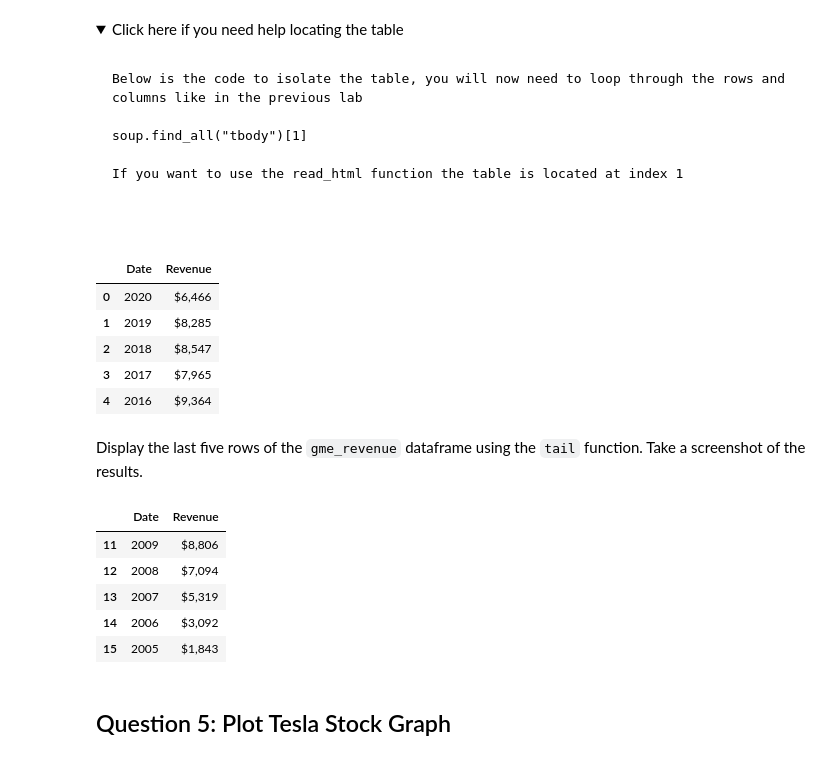
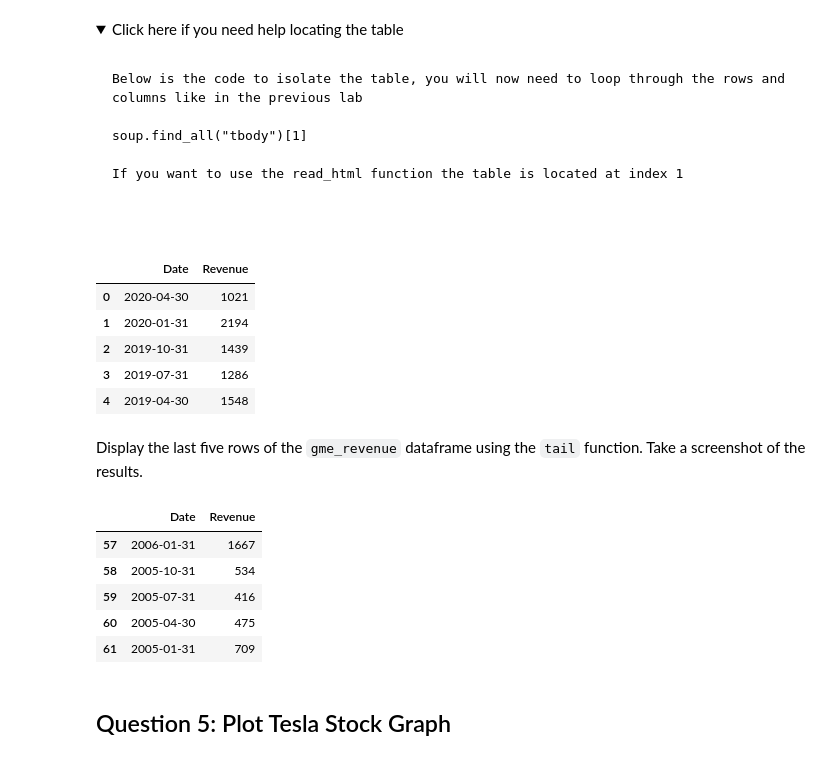
Before and after one commit to elmi3/IBM-Data-Science-Professional-Certificate, a Jupyter notebook: Final Assignment.ipynb, the cells around one changed output. Cells and saved outputs as stored; diff of their text form; code cells hidden in the pictures; folded sections open.

```diff
--- a/Final Assignment.ipynb
+++ b/Final Assignment.ipynb
@@ -126,7 +124,17 @@ We are focusing on quarterly revenue in the lab.
 </details>
 # %%
 tesla_revenue = pd.DataFrame(columns=["Date", "Revenue"])
-for row in soup.find("tbody").find_all('tr'):
+tables = soup.find_all('table')
+desired_thead_content = "Tesla Quarterly Revenue"
+specific_table = None
+for table in tables:
+    thead = table.find('thead')
+    if thead and desired_thead_content in thead.get_text():
+        specific_table = table
+        break
+
+# Print or process the specific table
+for row in specific_table.find("tbody").find_all('tr'):
     col = row.find_all("td")
     if col:
         date = col[0].text.strip()
@@ -135,6 +143,6 @@ for row in soup.find("tbody").find_all('tr'):
         additional = pd.DataFrame(data)
         tesla_revenue = pd.concat([tesla_revenue, additional], ignore_index=True)
 
-tesla_revenue.head()
+tesla_revenue
 # %% [output]
 |  | Date | Revenue |
@@ -217,34 +236,41 @@ If you want to use the read_html function the table is located at index 1
 # %%
 gme_revenue = pd.DataFrame(columns=["Date", "Revenue"])
 
-for row in soup.find("tbody").find_all('tr'):
+quarterly_revenue_table = None
+tables = soup.find_all('table', class_='historical_data_table table')
+for table in tables:
+    if 'GameStop Quarterly Revenue' in table.text:
+        quarterly_revenue_table = table
+        break
+
+for row in quarterly_revenue_table.find("tbody").find_all('tr'):
     col = row.find_all("td")
     if col:
         date = col[0].text.strip()
-        revenue = col[1].text.strip()
+        revenue = col[1].text.strip().replace("$", "").replace(",", "")
         data = {"Date":[date], "Revenue":[revenue]}
         additional = pd.DataFrame(data)
         gme_revenue = pd.concat([gme_revenue, additional], ignore_index=True)
 
 gme_revenue.head()
 # %% [output]
 |  | Date | Revenue |
-| 0 | 2020 | $6,466 |
-| 1 | 2019 | $8,285 |
-| 2 | 2018 | $8,547 |
-| 3 | 2017 | $7,965 |
-| 4 | 2016 | $9,364 |
+| 0 | 2020-04-30 | 1021 |
+| 1 | 2020-01-31 | 2194 |
+| 2 | 2019-10-31 | 1439 |
+| 3 | 2019-07-31 | 1286 |
+| 4 | 2019-04-30 | 1548 |
 # %% [markdown]
 Display the last five rows of the `gme_revenue` dataframe using the `tail` function. Take a screenshot of the results.
 # %%
 gme_revenue.tail()
 # %% [output]
 |  | Date | Revenue |
-| 11 | 2009 | $8,806 |
-| 12 | 2008 | $7,094 |
-| 13 | 2007 | $5,319 |
-| 14 | 2006 | $3,092 |
-| 15 | 2005 | $1,843 |
+| 57 | 2006-01-31 | 1667 |
+| 58 | 2005-10-31 | 534 |
+| 59 | 2005-07-31 | 416 |
+| 60 | 2005-04-30 | 475 |
+| 61 | 2005-01-31 | 709 |
 # %% [markdown]
 ## Question 5: Plot Tesla Stock Graph
 # %% [markdown]
```
Also changed, not shown: parts of 5 cells of this notebook.
